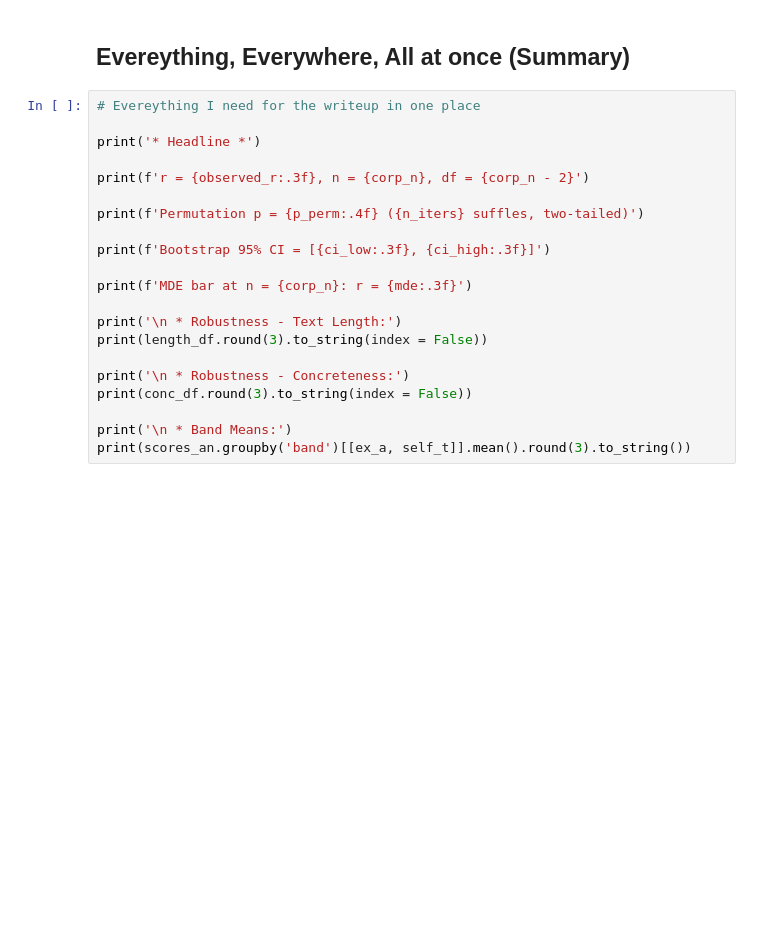
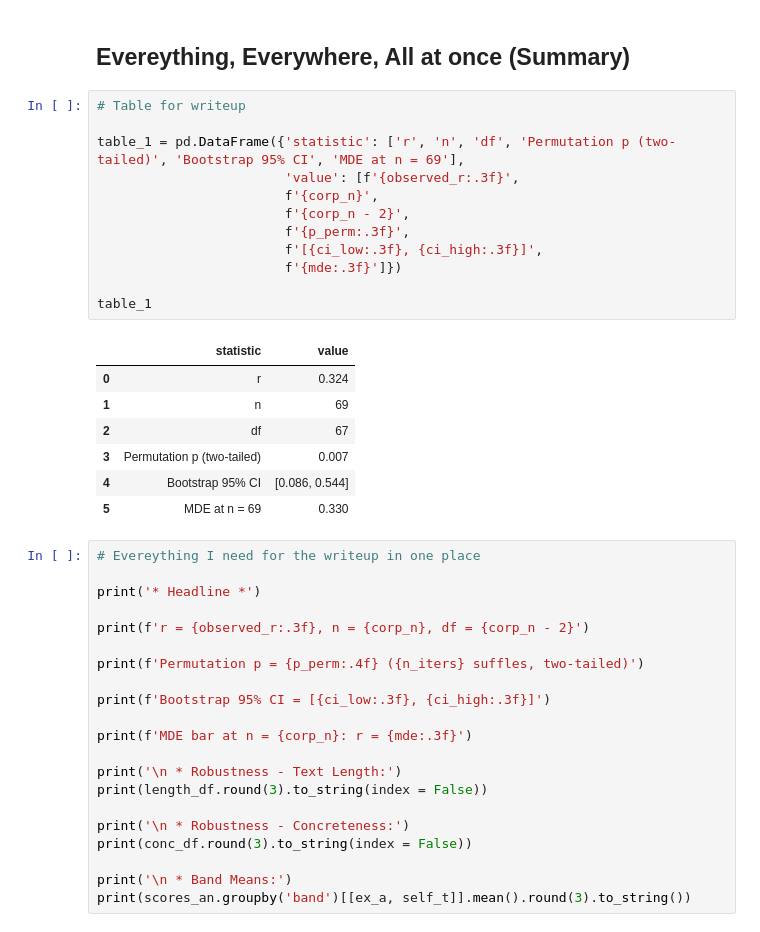
Before and after one commit to Jakinlade/EcoSelf, a Jupyter notebook: analysis/1C Quant analysis.ipynb, the cells around one changed output. Saved outputs shown, nothing was run; the diff lists cells and outputs as text; blank space fills up the shorter version.

```diff
--- a/analysis/1C Quant analysis.ipynb
+++ b/analysis/1C Quant analysis.ipynb
@@ -349,6 +349,26 @@ conc_df.round(3)
 | 1 | Concreteness x SelfTranscendence | 0.313 |
 # %% [markdown]
 ## Evereything, Everywhere, All at once (Summary)
+# %%
+# Table for writeup
+
+table_1 = pd.DataFrame({'statistic': ['r', 'n', 'df', 'Permutation p (two-tailed)', 'Bootstrap 95% CI', 'MDE at n = 69'],
+                        'value': [f'{observed_r:.3f}',
+                        f'{corp_n}',
+                        f'{corp_n - 2}',
+                        f'{p_perm:.3f}',
+                        f'[{ci_low:.3f}, {ci_high:.3f}]',
+                        f'{mde:.3f}']})
+
+table_1
+# %% [output]
+|  | statistic | value |
+| 0 | r | 0.324 |
+| 1 | n | 69 |
+| 2 | df | 67 |
+| 3 | Permutation p (two-tailed) | 0.007 |
+| 4 | Bootstrap 95% CI | [0.086, 0.544] |
+| 5 | MDE at n = 69 | 0.330 |
 # %%
 # Evereything I need for the writeup in one place
 
```
Also changed, not shown: parts of 6 cells of this notebook.
